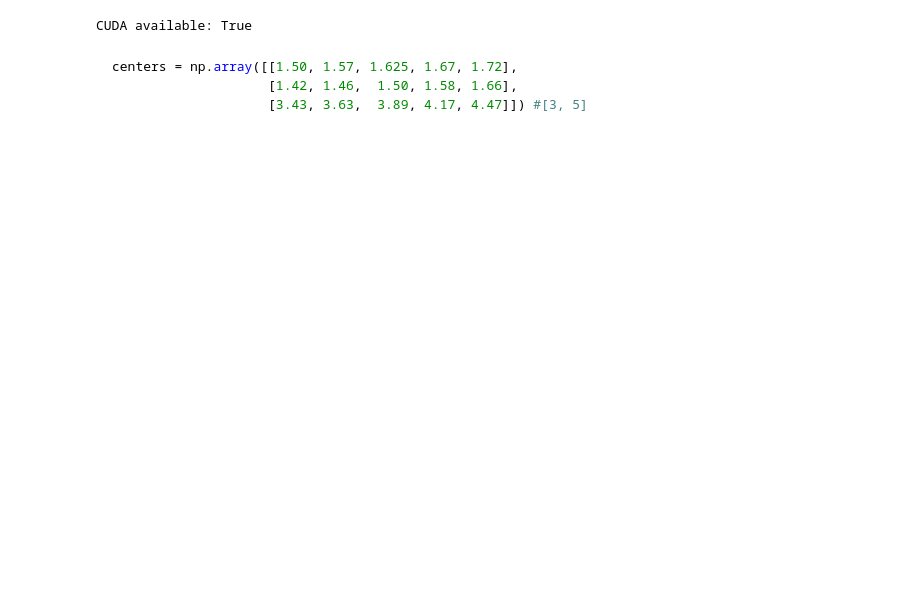
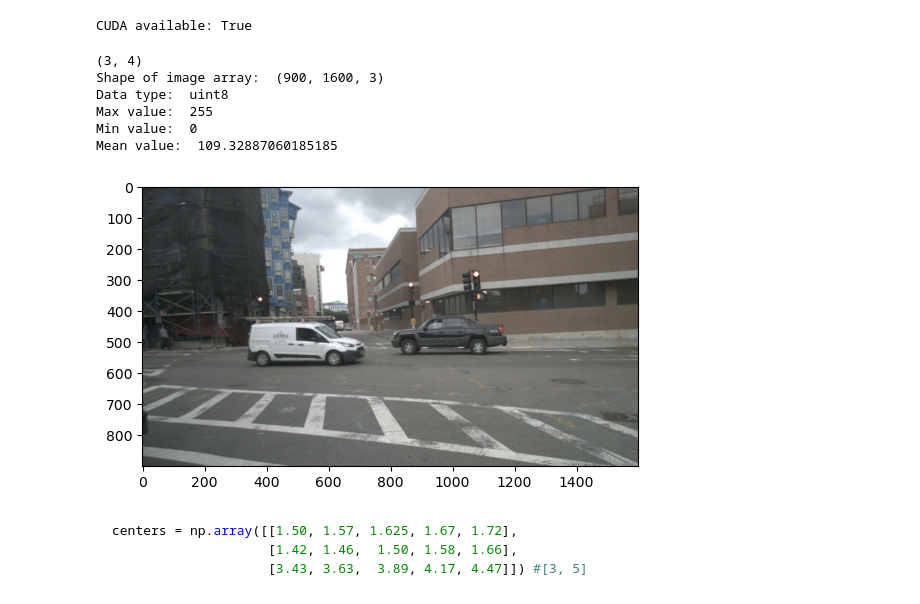
Before and after one commit to Janudis/backup_phd, a Jupyter notebook: visualDet3D/inference/visualize_test_3d_stereo.ipynb, the cells around one changed output. Drawn from its saved outputs; the diff is of its cells as text; code cells hidden in the pictures; blank space fills up the shorter version.

Commit message:
inference nuscenes

```diff
--- a/visualDet3D/inference/visualize_test_3d_stereo.ipynb
+++ b/visualDet3D/inference/visualize_test_3d_stereo.ipynb
@@ -60,26 +60,56 @@ projector = BBox3dProjector().cuda()
 backprojector = BackProjection().cuda()
 # %%
 from torchvision import transforms
+from nuscenes.devkit_dataloader.Dataloader import *
 
-input_image = Image.open('D:/Python_Projects/self_driving_car/nuscenes-devkit/python-sdk/nuscenes/visualDet3D/data/testing/image_2/000001.png')
+# input_image = Image.open('D:/Python_Projects/self_driving_car/nuscenes-devkit/python-sdk/nuscenes/visualDet3D/data/testing/image_2/000001.png')
+# image = np.array(input_image)
+# calib = dict()
+# path = 'D:/Python_Projects/self_driving_car/nuscenes-devkit/python-sdk/nuscenes/visualDet3D/data/testing/calib/000001.txt'
+# with open(path) as f:
+#     str_list = f.readlines()
+# str_list = [itm.rstrip() for itm in str_list if itm != '\n']
+# for itm in str_list:
+#     calib[itm.split(':')[0]] = itm.split(':')[1]
+# for k, v in calib.items():
+#     calib[k] = [float(itm) for itm in v.split()]
+# calibr = np.array(calib['P2']).reshape(3,4)
+# print(image.shape) #(375, 1242, 3)
+# print(calibr.shape) #(3, 4)
+# print(type(image)) #np.array
+# print(type(calibr))#np.array
+# print(calibr)
+nusc_dataset = NuscenesDataset(nusc)
+input_image = nusc_dataset.__getitem__(200)
 image = np.array(input_image)
-calib = dict()
-path = 'D:/Python_Projects/self_driving_car/nuscenes-devkit/python-sdk/nuscenes/visualDet3D/data/testing/calib/000001.txt'
-with open(path) as f:
-    str_list = f.readlines()
-str_list = [itm.rstrip() for itm in str_list if itm != '\n']
-for itm in str_list:
-    calib[itm.split(':')[0]] = itm.split(':')[1]
-for k, v in calib.items():
-    calib[k] = [float(itm) for itm in v.split()]
-calibr = np.array(calib['P2']).reshape(3,4)
-
+calibr = nusc_dataset.get_calib(200)
+# Convert float image to uint8
+#image = (image * 255).astype(np.uint8)
+# print(image.shape) #(900,1600,3)
+print(calibr.shape) #(3, 4)
+# print(type(image)) #np.array
+# print(type(calibr))#np.array
+print("Shape of image array: ", image.shape)
+print("Data type: ", image.dtype)
+print("Max value: ", np.max(image))
+print("Min value: ", np.min(image))
+print("Mean value: ", np.mean(image))
+plt.imshow(image)
+plt.show()
 
 def collate_fn(batch):
     rgb_images = np.array([item["image"] for item in batch]) #[batch, H, W, 3]
     rgb_images = rgb_images.transpose([0, 3, 1, 2])
     calib = np.array([item["calib"] for item in batch])
     return torch.from_numpy(rgb_images).float(), torch.from_numpy(calib).float()
+# %% [output]
+(3, 4)
+Shape of image array:  (900, 1600, 3)
+Data type:  uint8
+Max value:  255
+Min value:  0
+Mean value:  109.32887060185185
+[figure, added]
 # %%
 def corner_homo2bbox(corner_homo):
     """
```
Also changed, not shown: parts of 3 cells of this notebook, 5 other files.
